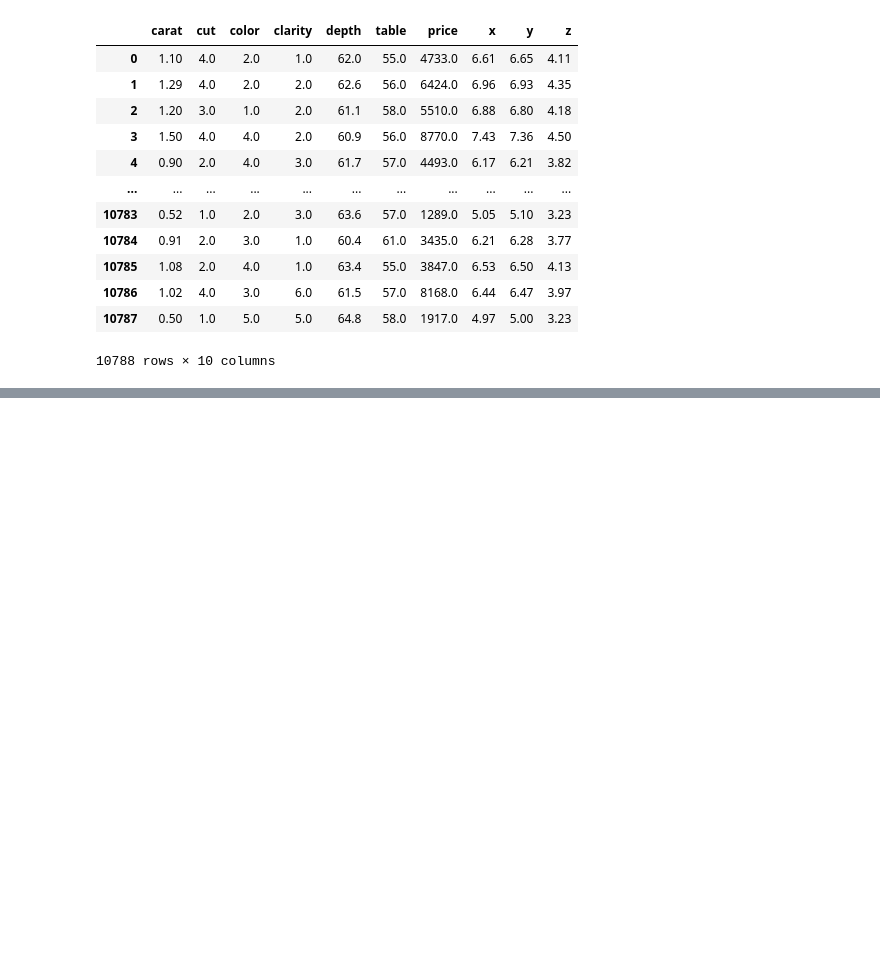
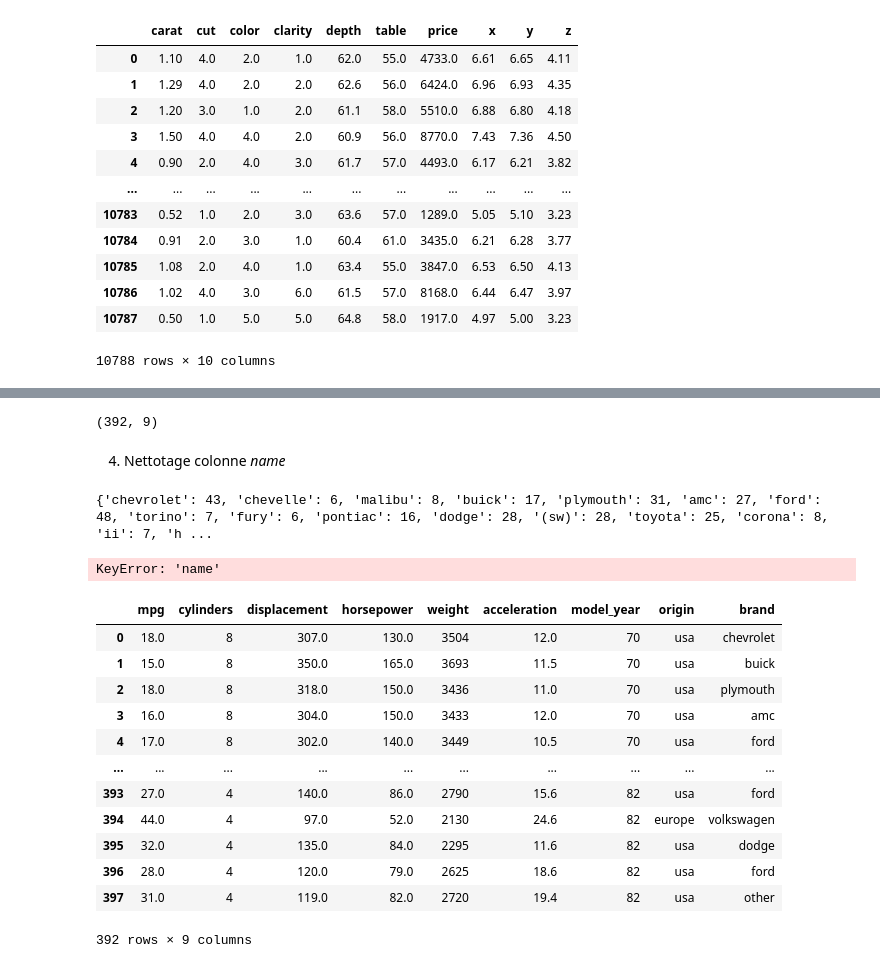
Before and after one commit to MouloudB-24/MP-PRO, a Jupyter notebook: entrainement.ipynb, the cells around one changed output, grey strips where cells are left out. Cells and saved outputs as stored; diff of their text form; code cells hidden in the pictures; blank space fills up the shorter version.

```diff
--- a/entrainement.ipynb
+++ b/entrainement.ipynb
@@ -1591,0 +1793,3 @@ test_set
+# %%
+df = sns.load_dataset('mpg')
+df.head()
@@ -1591,0 +1822,69 @@ test_set
+# %%
+df.dropna(inplace=True)
+df.shape
+# %% [output]
+(392, 9)
+# %% [markdown]
+4. Nettotage colonne *name*
+# %%
+# Extraire la colonne et séparer en mots individuels
+all_words = " ".join(df['name']).split()
+
+
+# compter les occurences des mots
+from collections import Counter
+
+word_counts = Counter(all_words)
+
+
+# Filtrer les mots apparaissent plus de 4 fois
+repeaded_words = {word: count for word, count in word_counts.items() if count > 4}
+print(repeaded_words)
+# %% [output]
+{'chevrolet': 43, 'chevelle': 6, 'malibu': 8, 'buick': 17, 'plymouth': 31, 'amc': 27, 'ford': 48, 'torino': 7, 'fury': 6, 'pontiac': 16, 'dodge': 28, '(sw)': 28, 'toyota': 25, 'corona': 8, 'ii': 7, 'h ...
+# %%
+# List des contructors
+constructor_list = ['chevrolet', 'buick', 'plymouth', 'amc', 'ford', 'pontiac', 'dodge', 'toyota', 'datsun', 'volkswagen', 'peugeot', 'audi', 'opel', 'fiat', 'oldsmobile', 'chrysler', 'mazda', 'volvo', 'honda', 'vw', 'bmw', 'saab', 'renault', 'subaru', 'mercedes-benz', 'nissan', 'cadillac', 'mercury' ]
+
+# Mapping pour regrouper certaines marques
+alias_mapping = {
+    'vw': 'volkswagen',
+    'vokswagen': 'volkswagen',
+    'mercedes benz': 'mercedes-benz',
+    'maxda': 'mazda',
+    'toyouta': 'toyota',
+    'chevroelt':'chevrolet',
+    'capri': 'mercury'
+}
+
+# Fonction pour trouver le constructeur ou assigner other
+def find_brand(name):
+    name = name.lower() # Insensibilité à la casse
+    for constructor in constructor_list:
+        if constructor in name or any(alias in name for alias, main in alias_mapping.items() if main == constructor):
+            return constructor
+    return 'other'
+
+
+# Appliquer la fonction pour la colonne brand
+df['brand'] = df['name'].apply(find_brand)
+
+df = df.drop(columns=['name'])
+# %% [output]
+KeyError: 'name'
+# %%
+df
+# %% [output]
+|  | mpg | cylinders | displacement | horsepower | weight | acceleration | model_year | origin | brand |
+| 0 | 18.0 | 8 | 307.0 | 130.0 | 3504 | 12.0 | 70 | usa | chevrolet |
+| 1 | 15.0 | 8 | 350.0 | 165.0 | 3693 | 11.5 | 70 | usa | buick |
+| 2 | 18.0 | 8 | 318.0 | 150.0 | 3436 | 11.0 | 70 | usa | plymouth |
+| 3 | 16.0 | 8 | 304.0 | 150.0 | 3433 | 12.0 | 70 | usa | amc |
+| 4 | 17.0 | 8 | 302.0 | 140.0 | 3449 | 10.5 | 70 | usa | ford |
+| ... | ... | ... | ... | ... | ... | ... | ... | ... | ... |
+| 393 | 27.0 | 4 | 140.0 | 86.0 | 2790 | 15.6 | 82 | usa | ford |
+| 394 | 44.0 | 4 | 97.0 | 52.0 | 2130 | 24.6 | 82 | europe | volkswagen |
+| 395 | 32.0 | 4 | 135.0 | 84.0 | 2295 | 11.6 | 82 | usa | dodge |
+| 396 | 28.0 | 4 | 120.0 | 79.0 | 2625 | 18.6 | 82 | usa | ford |
+| 397 | 31.0 | 4 | 119.0 | 82.0 | 2720 | 19.4 | 82 | usa | other |
+392 rows × 9 columns
```
Also changed, not shown: parts of 38 cells of this notebook.
